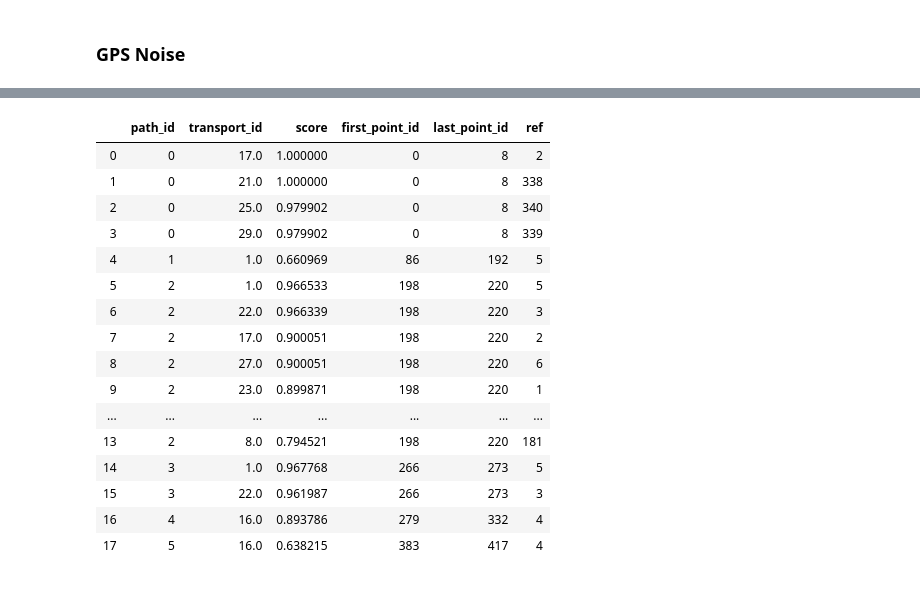
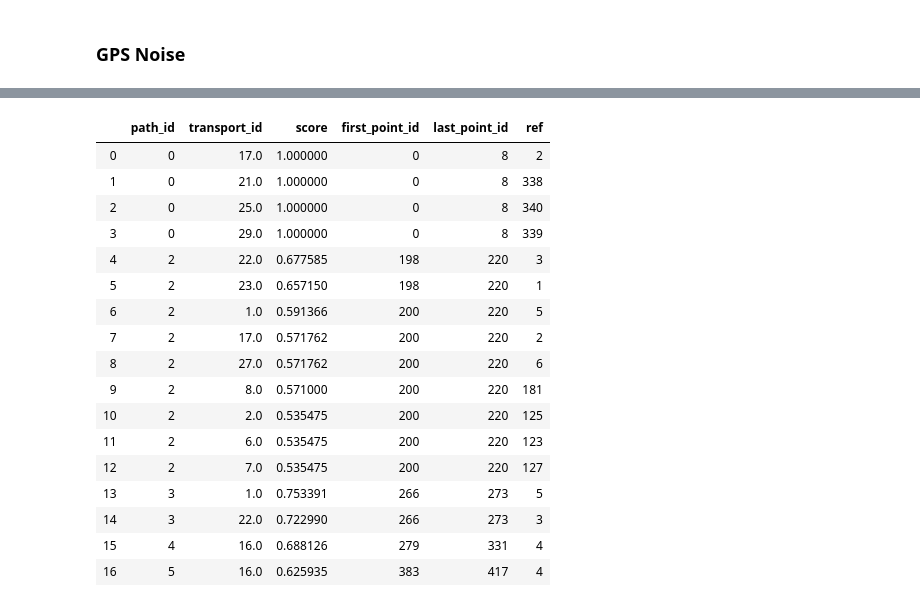
Before and after one commit to timur26/transportation-mode-detection-from-GPS-data, a Jupyter notebook: fribourg.ipynb, the cells around one changed output, grey strips where cells are left out. Cells and saved outputs as stored; diff of their text form; code cells hidden in the pictures.

```diff
--- a/fribourg.ipynb
+++ b/fribourg.ipynb
@@ -425,10 +433,13 @@ labeled_points = np.array([np.array(x) for a in labeled_points for x in a])
 # %%
 fbg_tree = scipy.spatial.KDTree(labeled_points[:, :2])
 # %%
-def get_closest_pt_lines(tree, segments, user_gps, labeled_points, lat=True, lon=True, dist_threshold=0.0007):
+def get_closest_pt_lines(tree, segments, user_gps, labeled_points, lat=True, lon=True, dist_threshold=70):
 
     possible_transports = []
     path_id = 0
+
+    # Each degree of the radius line of the earth corresponds to 111,139 meters
+    dist_threshold = dist_threshold / 111139
 
     for path in segments:
 
@@ -466,9 +477,9 @@ def get_closest_pt_lines(tree, segments, user_gps, labeled_points, lat=True, lon
 
     return pt_overlap
 # %%
-def score_lines(overlap, nw_points, threshold=0.65, discount_factor=0.99):
+def score_lines(overlap, nw_points, threshold=0.65, discount_factor=0.99, route_dict=fribourg_routes):
     closest_points = dict(overlap.groupby('gps_id', as_index=False).agg({'dist': 'min'}).values)
-    path_lengths = dict(zip(range(len(non_walk_points)), [len(x) for x in non_walk_points]))
+    path_lengths = dict(zip(range(len(nw_points)), [len(x) for x in nw_points]))
 
     overlap['score'] = overlap\
     .apply(lambda x: discount_factor**((x.dist - closest_points[x.gps_id])/closest_points[x.gps_id]), axis=1)
@@ -486,6 +497,8 @@ def score_lines(overlap, nw_points, threshold=0.65, discount_factor=0.99):
 
     overlap = overlap.sort_values(['path_id', 'score'], ascending=[True, False]).reset_index(drop=True)
 
+    overlap['ref'] = overlap.apply(lambda x: route_dict[x.transport_id].get('ref'), axis=1)
+
     return overlap
 # %% [markdown]
 # GTFS - Timetable data
@@ -916,3 +898,24 @@ blurred_user_gps_df['longitude'] = blurred_user_gps_df.apply(lambda x: blur_gps(
+# %%
+def blur_location(lat, lon, radius_m, fixed=True):
+    original_point = geopy.Point(lat, lon)
+
+    if not fixed:
+        radius_m = random.uniform(0, radius_m)
+
+    angle = random.uniform(0, 360)
+    distance_vec = distance(meters=radius_m)
+
+    new_point = distance_vec.destination(original_point, angle)
+
+    return new_point.latitude, new_point.longitude
+# %%
+blurred_user_gps_df = user_gps_df.copy()
+
+blurred_coords = []
+for tup in blurred_user_gps_df.itertuples():
+    blurred_coords.append(blur_location(tup[3], tup[4], radius_m=100, fixed=True))
+
+blurred_user_gps_df[['latitude', 'longitude']] = blurred_coords
 # %%
 # GPS
 first_blurred, top_blurred = get_top_scorers(non_walk_points, tpf_df, blurred_user_gps_df)
@@ -927,31 +930,30 @@ first_blurred
 # %%
 # OSM
 overlap_blur_df = get_closest_pt_lines(fbg_tree, non_walk_points, blurred_user_gps_df, labeled_points,
-                                          dist_threshold=0.0009)
+                                       dist_threshold=100)
 
 overlap_blur_scores_df = score_lines(overlap_blur_df, non_walk_points, threshold=0.5)
 
-overlap_blur_scores_df['ref'] = overlap_blur_scores_df.apply(lambda x: fribourg_routes[x.transport_id].get('ref'),
-                                                                   axis=1)
-overlap_lat_lon_scores_df
+overlap_blur_scores_df
 # %% [output]
 |  | path_id | transport_id | score | first_point_id | last_point_id | ref |
 | 0 | 0 | 17.0 | 1.000000 | 0 | 8 | 2 |
 | 1 | 0 | 21.0 | 1.000000 | 0 | 8 | 338 |
-| 2 | 0 | 25.0 | 0.979902 | 0 | 8 | 340 |
-| 3 | 0 | 29.0 | 0.979902 | 0 | 8 | 339 |
-| 4 | 1 | 1.0 | 0.660969 | 86 | 192 | 5 |
-| 5 | 2 | 1.0 | 0.966533 | 198 | 220 | 5 |
-| 6 | 2 | 22.0 | 0.966339 | 198 | 220 | 3 |
-| 7 | 2 | 17.0 | 0.900051 | 198 | 220 | 2 |
-| 8 | 2 | 27.0 | 0.900051 | 198 | 220 | 6 |
-| 9 | 2 | 23.0 | 0.899871 | 198 | 220 | 1 |
-| ... | ... | ... | ... | ... | ... | ... |
-| 13 | 2 | 8.0 | 0.794521 | 198 | 220 | 181 |
-| 14 | 3 | 1.0 | 0.967768 | 266 | 273 | 5 |
-| 15 | 3 | 22.0 | 0.961987 | 266 | 273 | 3 |
-| 16 | 4 | 16.0 | 0.893786 | 279 | 332 | 4 |
-| 17 | 5 | 16.0 | 0.638215 | 383 | 417 | 4 |
+| 2 | 0 | 25.0 | 1.000000 | 0 | 8 | 340 |
+| 3 | 0 | 29.0 | 1.000000 | 0 | 8 | 339 |
+| 4 | 2 | 22.0 | 0.677585 | 198 | 220 | 3 |
+| 5 | 2 | 23.0 | 0.657150 | 198 | 220 | 1 |
+| 6 | 2 | 1.0 | 0.591366 | 200 | 220 | 5 |
+| 7 | 2 | 17.0 | 0.571762 | 200 | 220 | 2 |
+| 8 | 2 | 27.0 | 0.571762 | 200 | 220 | 6 |
+| 9 | 2 | 8.0 | 0.571000 | 200 | 220 | 181 |
+| 10 | 2 | 2.0 | 0.535475 | 200 | 220 | 125 |
+| 11 | 2 | 6.0 | 0.535475 | 200 | 220 | 123 |
+| 12 | 2 | 7.0 | 0.535475 | 200 | 220 | 127 |
+| 13 | 3 | 1.0 | 0.753391 | 266 | 273 | 5 |
+| 14 | 3 | 22.0 | 0.722990 | 266 | 273 | 3 |
+| 15 | 4 | 16.0 | 0.688126 | 279 | 331 | 4 |
+| 16 | 5 | 16.0 | 0.625935 | 383 | 417 | 4 |
 # %%
 # Timetable
 candidates_blur_df = gen_candidates(overlap_blur_scores_df, blurred_user_gps_df, fribourg_sbb)
```
Also changed, not shown: parts of 23 cells of this notebook.
